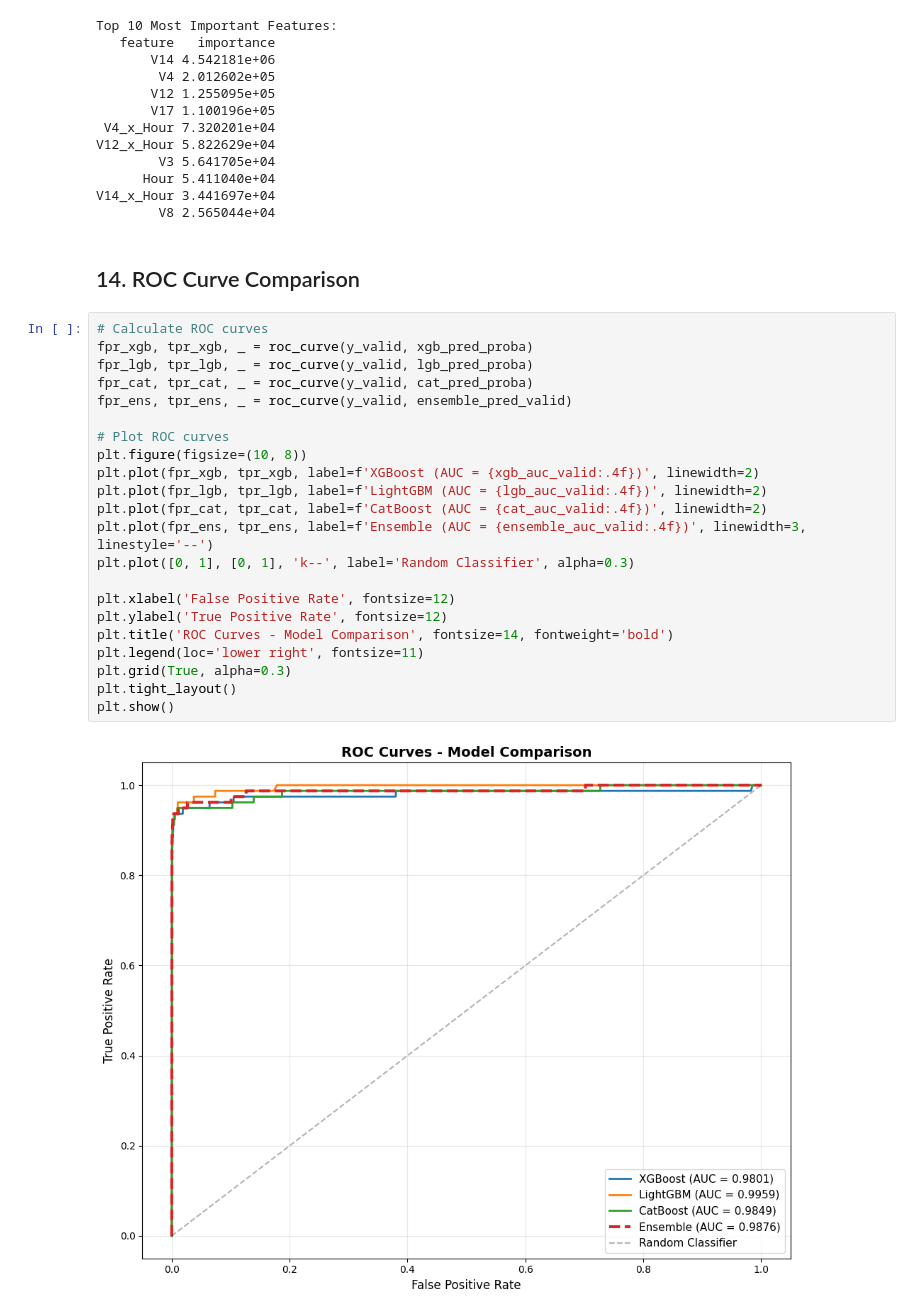
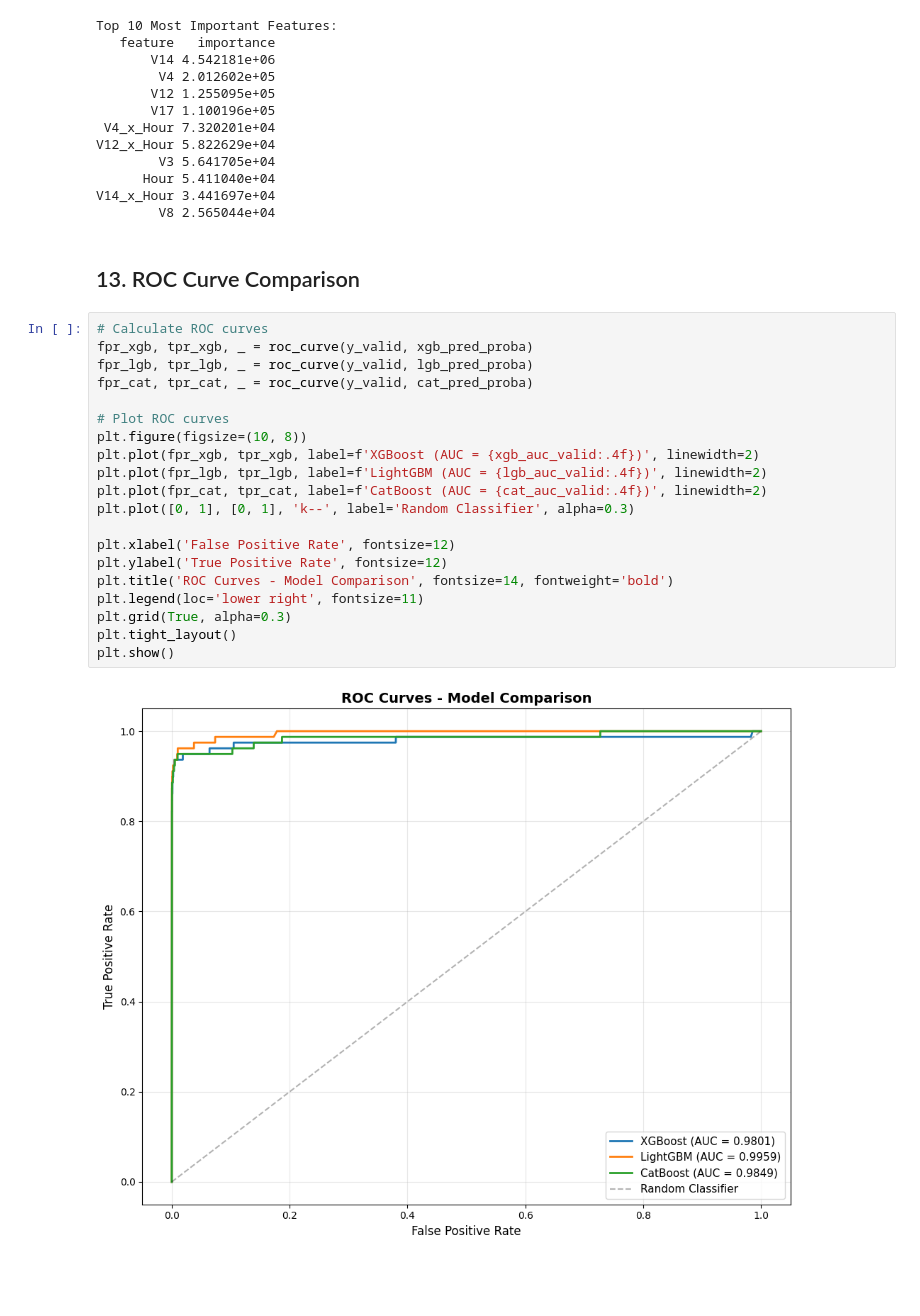
Before and after one commit to RTeov/Predicting_Fraudulent_Transactions_With_Machine_Learning, a Jupyter notebook: notebooks/9_Model_Optimization_and_Improvements.ipynb, the cells around one changed output. Saved outputs shown, nothing was run; the diff lists cells and outputs as text; blank space fills up the shorter version.

```diff
--- a/notebooks/9_Model_Optimization_and_Improvements.ipynb
+++ b/notebooks/9_Model_Optimization_and_Improvements.ipynb
@@ -771,29 +738,27 @@ V12_x_Hour 5.822629e+04
 V14_x_Hour 3.441697e+04
         V8 2.565044e+04
 # %% [markdown]
-## 14. ROC Curve Comparison
+## 13. ROC Curve Comparison
 # %%
 # Calculate ROC curves
 fpr_xgb, tpr_xgb, _ = roc_curve(y_valid, xgb_pred_proba)
 fpr_lgb, tpr_lgb, _ = roc_curve(y_valid, lgb_pred_proba)
 fpr_cat, tpr_cat, _ = roc_curve(y_valid, cat_pred_proba)
-fpr_ens, tpr_ens, _ = roc_curve(y_valid, ensemble_pred_valid)
 
 # Plot ROC curves
 plt.figure(figsize=(10, 8))
 plt.plot(fpr_xgb, tpr_xgb, label=f'XGBoost (AUC = {xgb_auc_valid:.4f})', linewidth=2)
 plt.plot(fpr_lgb, tpr_lgb, label=f'LightGBM (AUC = {lgb_auc_valid:.4f})', linewidth=2)
 plt.plot(fpr_cat, tpr_cat, label=f'CatBoost (AUC = {cat_auc_valid:.4f})', linewidth=2)
-plt.plot(fpr_ens, tpr_ens, label=f'Ensemble (AUC = {ensemble_auc_valid:.4f})', linewidth=3, linestyle='--')
 plt.plot([0, 1], [0, 1], 'k--', label='Random Classifier', alpha=0.3)
 
 plt.xlabel('False Positive Rate', fontsize=12)
 plt.ylabel('True Positive Rate', fontsize=12)
 plt.title('ROC Curves - Model Comparison', fontsize=14, fontweight='bold')
 plt.legend(loc='lower right', fontsize=11)
 plt.grid(True, alpha=0.3)
 plt.tight_layout()
 plt.show()
 # %% [output]
-[figure, old version]
+[figure, new version]
 # %% [markdown]
```
Also changed, not shown: parts of 21 cells of this notebook, 1 other file.
